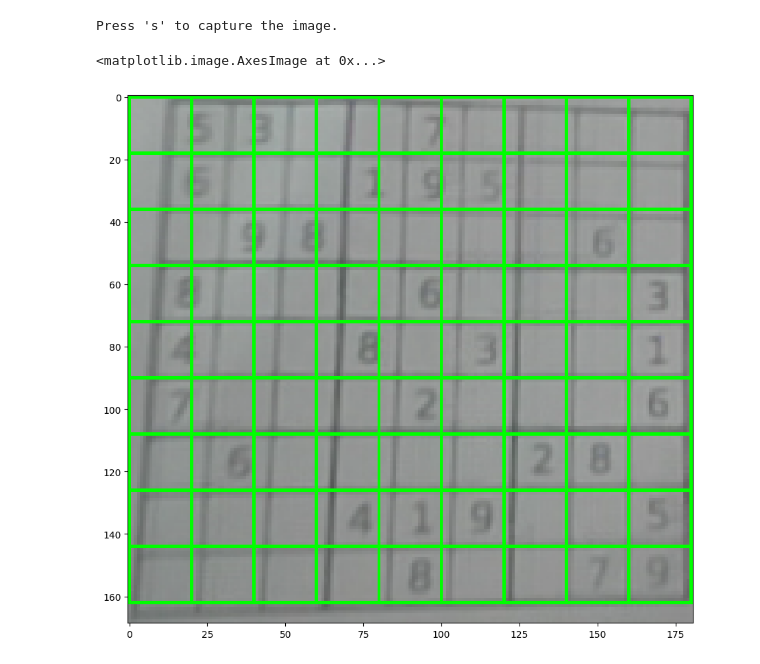
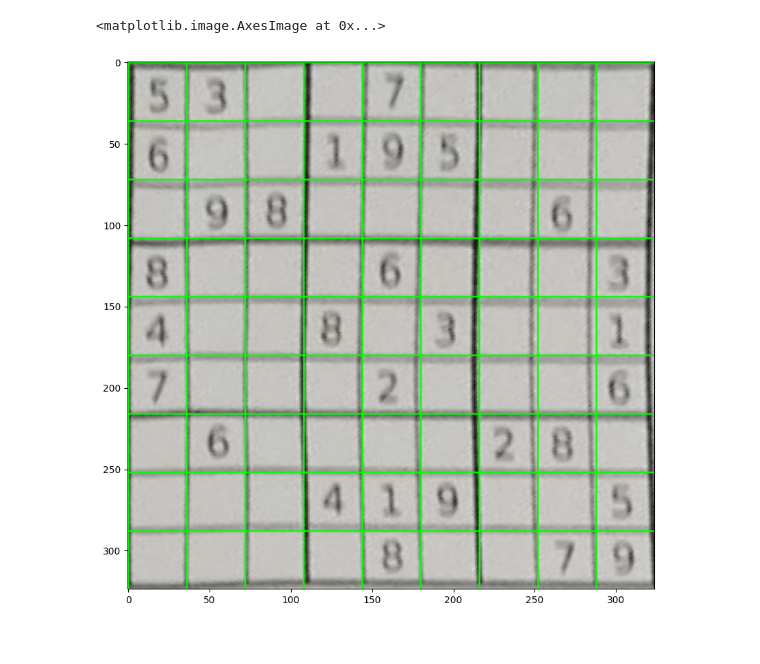
Before and after one commit to chaplinskij/rd_sudoku, a Jupyter notebook: sample.ipynb, the cells around one changed output. Saved outputs shown, nothing was run; the diff lists cells and outputs as text; code cells hidden in the pictures.

```diff
--- a/sample.ipynb
+++ b/sample.ipynb
@@ -122,19 +117,18 @@ def draw_digits(image, digits):
 
     return image
 # %%
-image_path = 'data/s255.png'
+image_path = 'data/image_1.jpg'
 
-image = capture_image_from_camera()
-thresh = preprocess_image(image)
-largest_contour = find_largest_contour(thresh)
-transformed_image = perspective_transform(image, largest_contour)
-cells = split_into_cells(transformed_image)
+image = load_image(image_path)
+# image = capture_image_from_camera()
+threshold = preprocess_image(image)
+polygon = find_largest_contour(threshold)
+corners = get_rectangle_corners(polygon)
+transformed_image = perspective_transform(image, corners)
+# cells = split_into_cells(transformed_image)
 
 result_image = draw_grid(transformed_image.copy())
+plt.imshow(cv2.cvtColor(result_image, cv2.COLOR_BGR2RGB))
 # %% [output]
-Press 's' to capture the image.
+<matplotlib.image.AxesImage at 0x...>
+[figure, added]
-# %%
-plt.imshow(cv2.cvtColor(result_image, cv2.COLOR_BGR2RGB))
-# %% [output]
-<matplotlib.image.AxesImage at 0x...>
-[figure, removed]
```
Also changed, not shown: parts of 1 cell of this notebook, 9 other files.
